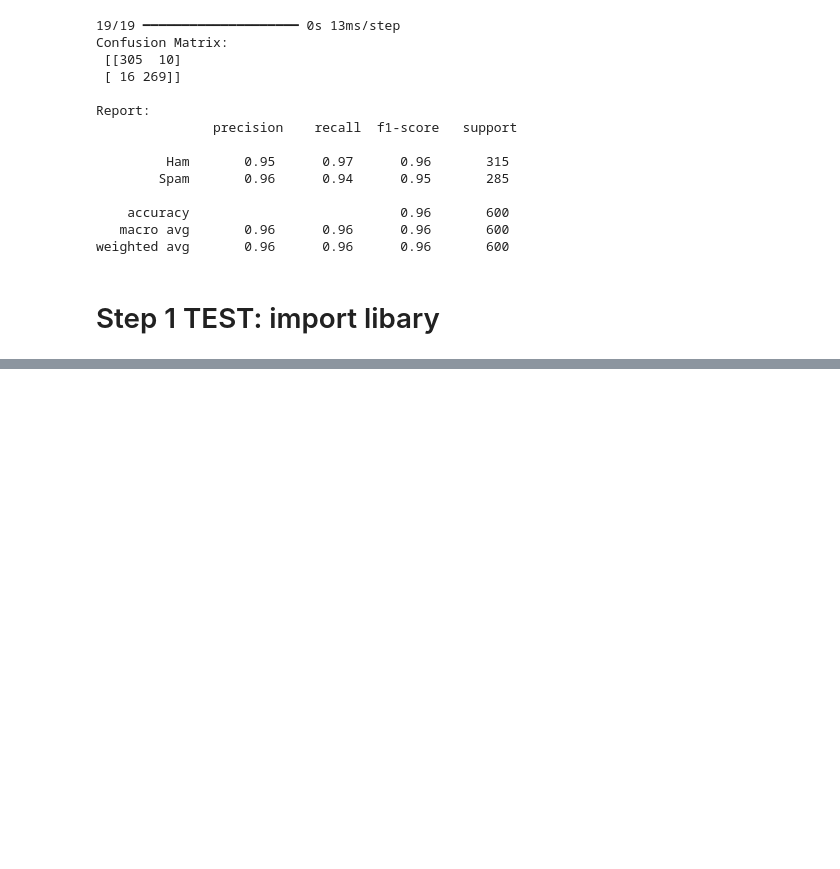
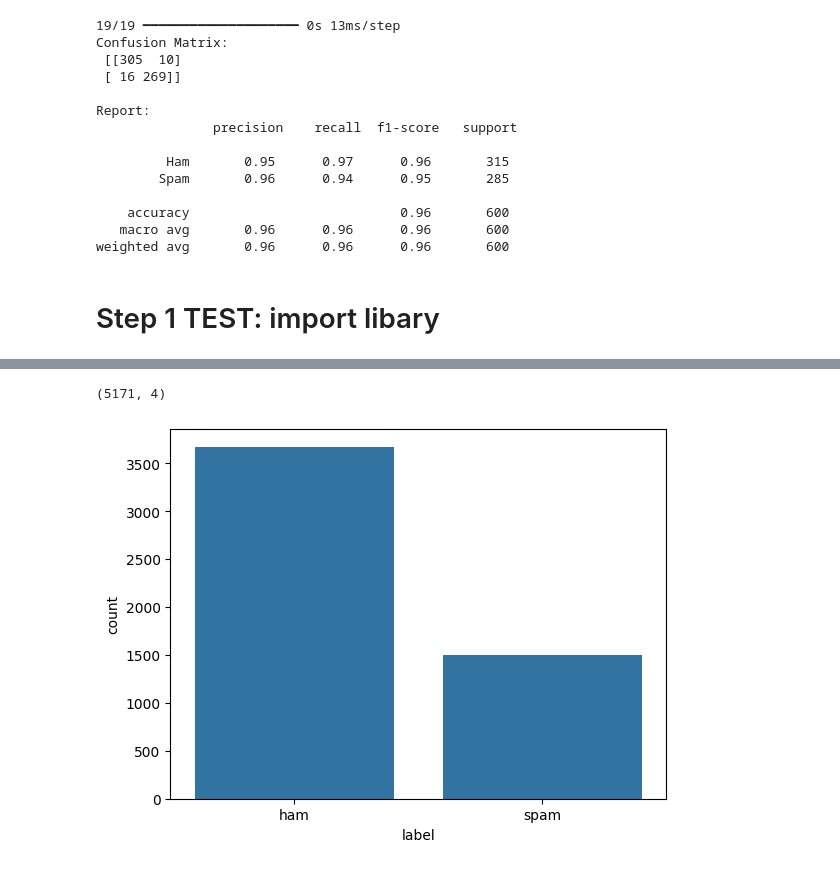
Before and after one commit to vanha2301/GeekforGeek_100plus_ML, a Jupyter notebook: 1_Detecting_Spam_Emails_Using_Tensorflow_in_Python.ipynb, the cells around one changed output, grey strips where cells are left out. Drawn from its saved outputs; the diff is of its cells as text; code cells hidden in the pictures; blank space fills up the shorter version.

```diff
--- a/1_Detecting_Spam_Emails_Using_Tensorflow_in_Python.ipynb
+++ b/1_Detecting_Spam_Emails_Using_Tensorflow_in_Python.ipynb
@@ -298,0 +322,3 @@ weighted avg       0.96      0.96      0.96       600
+# %%
+data = pd.read_csv('/root/.cache/kagglehub/datasets/vanha2301/dataset/versions/2/1. spam_ham_dataset.csv')
+data.head()
@@ -298,0 +332,9 @@ weighted avg       0.96      0.96      0.96       600
+# %%
+data.shape
+# %% [output]
+(5171, 4)
+# %%
+sns.countplot(x='label', data=data)
+plt.show()
+# %% [output]
+[figure, added]
```
Also changed, not shown: parts of 19 cells of this notebook.
